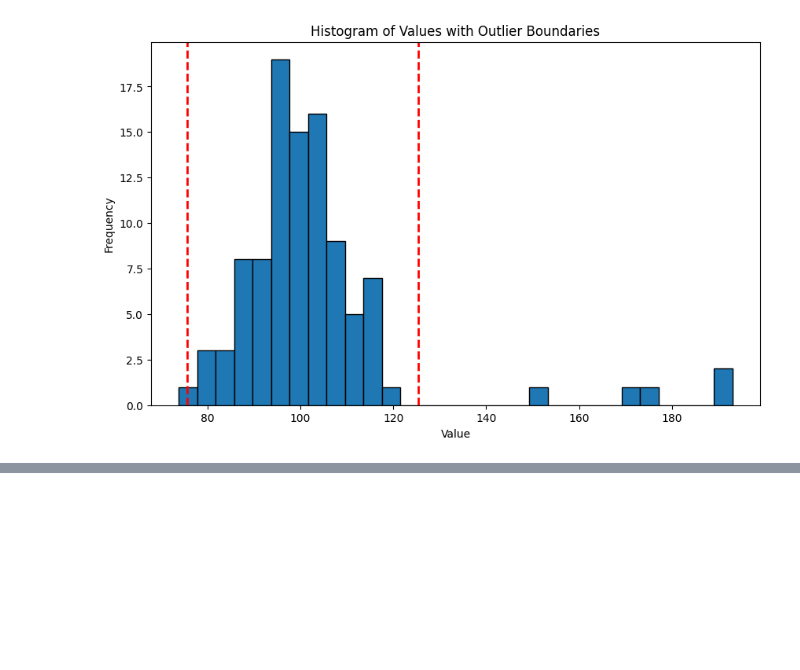
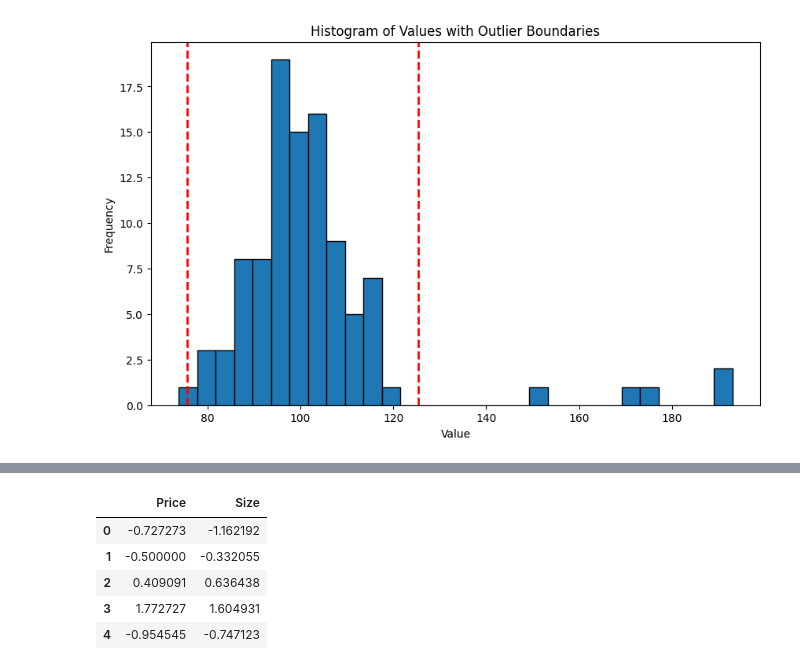
Before and after one commit to TanjiEvan/Python, a Jupyter notebook: Statistics/Basic.ipynb, the cells around one changed output, grey strips where cells are left out. Cells and saved outputs as stored; diff of their text form; code cells hidden in the pictures; blank space fills up the shorter version.

```diff
--- a/Statistics/Basic.ipynb
+++ b/Statistics/Basic.ipynb
@@ -140,0 +164,9 @@ plt.show()
+# %%
+df
+# %% [output]
+|  | Price | Size |
+| 0 | -0.727273 | -1.162192 |
+| 1 | -0.500000 | -0.332055 |
+| 2 | 0.409091 | 0.636438 |
+| 3 | 1.772727 | 1.604931 |
+| 4 | -0.954545 | -0.747123 |
```
Also changed, not shown: parts of 6 cells of this notebook.
